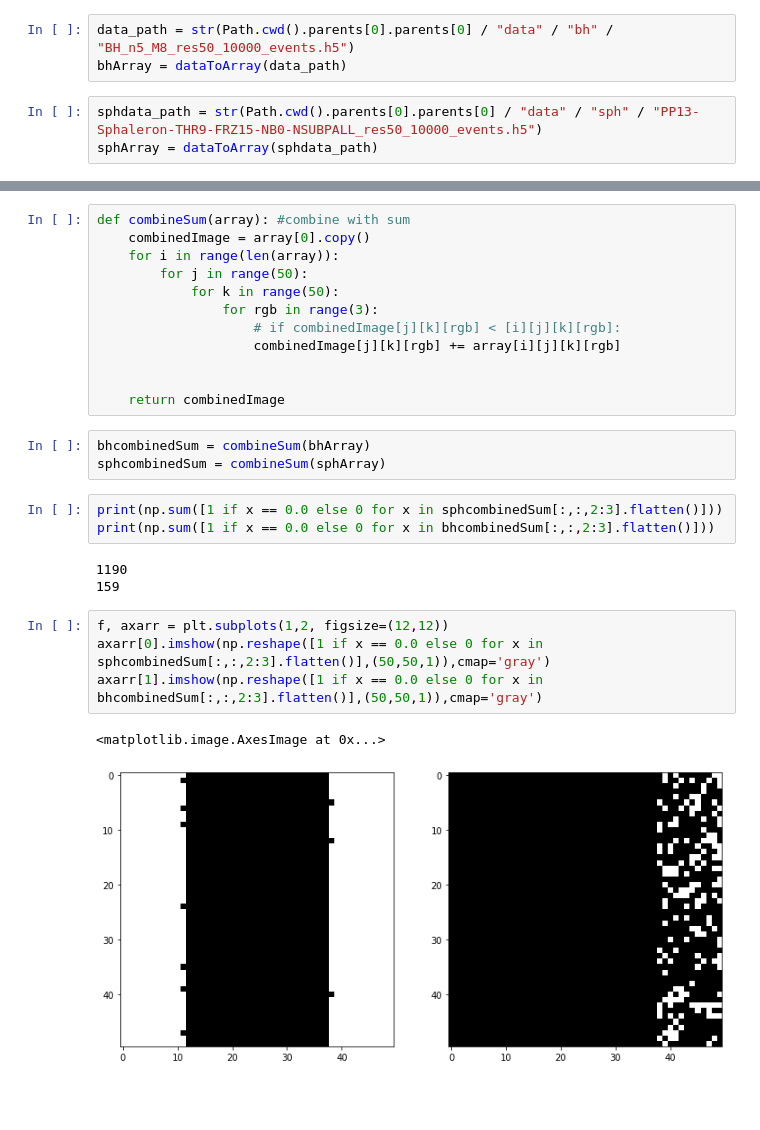
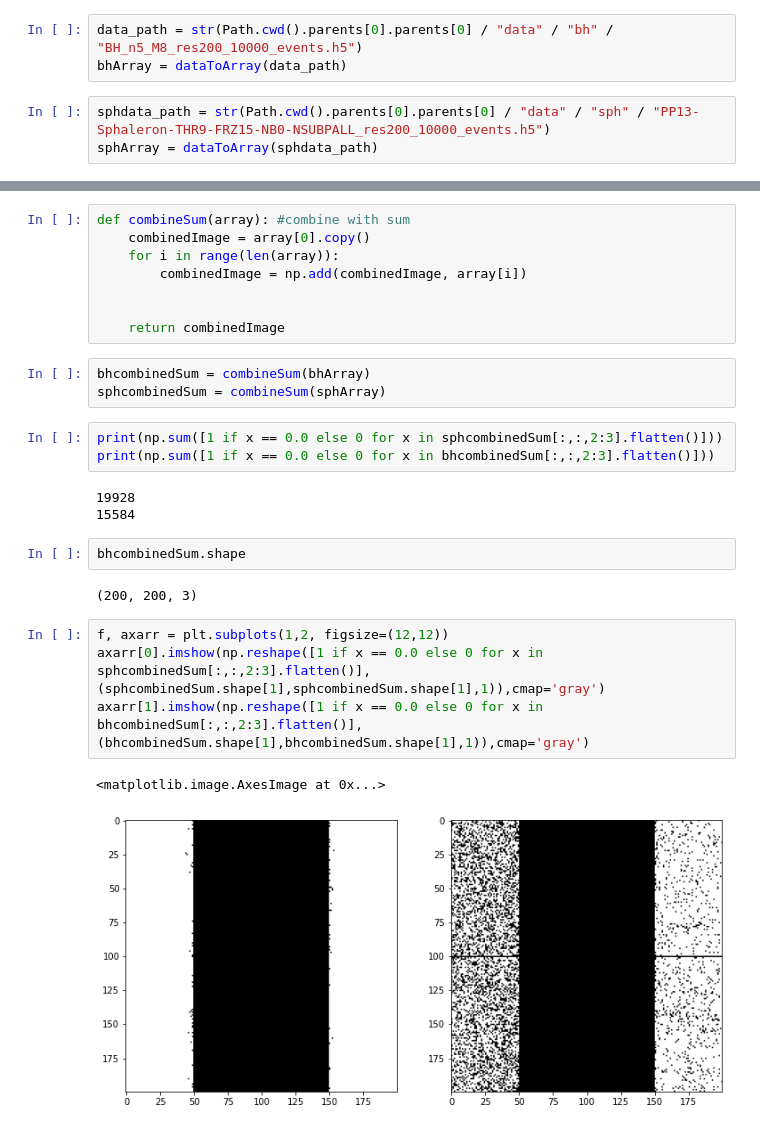
Before and after one commit to 591291-hvl/Bachelor, a Jupyter notebook: Code/notebooks/Tester/nonMLpred.ipynb, the cells around one changed output, grey strips where cells are left out. Saved outputs shown, nothing was run; the diff lists cells and outputs as text; blank space fills up the shorter version.

```diff
--- a/Code/notebooks/Tester/nonMLpred.ipynb
+++ b/Code/notebooks/Tester/nonMLpred.ipynb
@@ -14,8 +15,8 @@ if module_path not in sys.path:
 from dataloader import *
 from plotCreator import *
 # %%
-data_path = str(Path.cwd().parents[0].parents[0] / "data" / "bh" / "BH_n5_M8_res50_10000_events.h5")
+data_path = str(Path.cwd().parents[0].parents[0] / "data" / "bh" / "BH_n5_M8_res200_10000_events.h5")
 bhArray = dataToArray(data_path)
 # %%
-sphdata_path = str(Path.cwd().parents[0].parents[0] / "data" / "sph" / "PP13-Sphaleron-THR9-FRZ15-NB0-NSUBPALL_res50_10000_events.h5")
+sphdata_path = str(Path.cwd().parents[0].parents[0] / "data" / "sph" / "PP13-Sphaleron-THR9-FRZ15-NB0-NSUBPALL_res200_10000_events.h5")
 sphArray = dataToArray(sphdata_path)
@@ -23,11 +28,7 @@ sphArray = dataToArray(sphdata_path)
 def combineSum(array): #combine with sum
     combinedImage = array[0].copy()
     for i in range(len(array)):
-        for j in range(50):
-            for k in range(50):
-                for rgb in range(3):
-                    # if combinedImage[j][k][rgb] < [i][j][k][rgb]:
-                    combinedImage[j][k][rgb] += array[i][j][k][rgb]
+        combinedImage = np.add(combinedImage, array[i])
 
 
     return combinedImage
@@ -38,15 +39,19 @@ sphcombinedSum = combineSum(sphArray)
 print(np.sum([1 if x == 0.0 else 0 for x in sphcombinedSum[:,:,2:3].flatten()]))
 print(np.sum([1 if x == 0.0 else 0 for x in bhcombinedSum[:,:,2:3].flatten()]))
 # %% [output]
-1190
-159
+19928
+15584
+# %%
+bhcombinedSum.shape
+# %% [output]
+(200, 200, 3)
 # %%
 f, axarr = plt.subplots(1,2, figsize=(12,12))
-axarr[0].imshow(np.reshape([1 if x == 0.0 else 0 for x in sphcombinedSum[:,:,2:3].flatten()],(50,50,1)),cmap='gray')
-axarr[1].imshow(np.reshape([1 if x == 0.0 else 0 for x in bhcombinedSum[:,:,2:3].flatten()],(50,50,1)),cmap='gray')
+axarr[0].imshow(np.reshape([1 if x == 0.0 else 0 for x in sphcombinedSum[:,:,2:3].flatten()],(sphcombinedSum.shape[1],sphcombinedSum.shape[1],1)),cmap='gray')
+axarr[1].imshow(np.reshape([1 if x == 0.0 else 0 for x in bhcombinedSum[:,:,2:3].flatten()],(bhcombinedSum.shape[1],bhcombinedSum.shape[1],1)),cmap='gray')
 # %% [output]
 <matplotlib.image.AxesImage at 0x...>
-[figure, old version]
+[figure, new version]
 # %%
 def predbh(histo): #Returns true if bh
     a = histo[:,:,2:3].copy()
```
Also changed, not shown: parts of 5 cells of this notebook, 2 other files.
